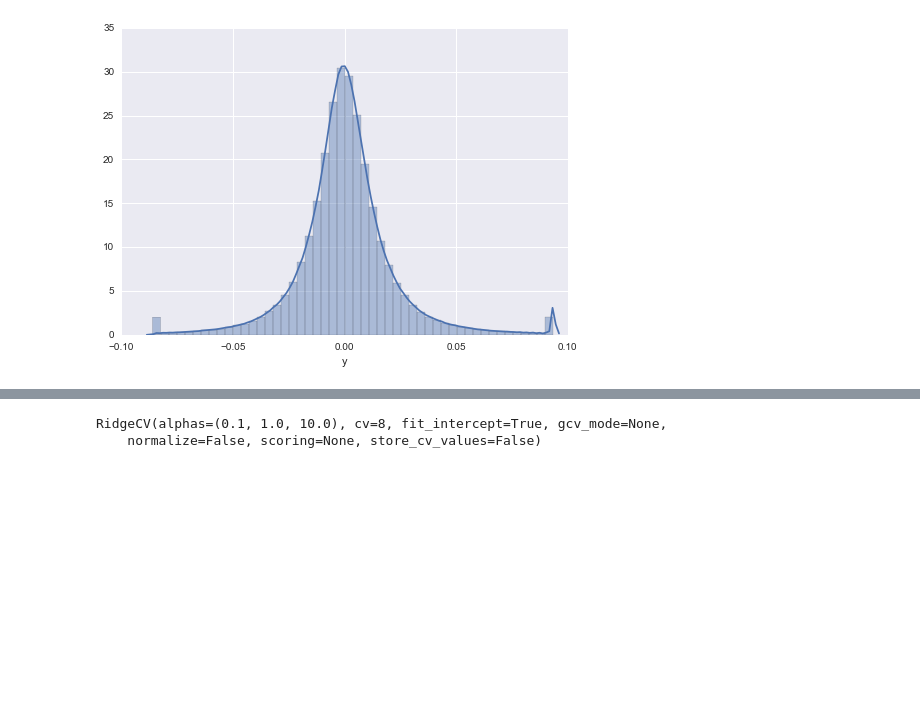
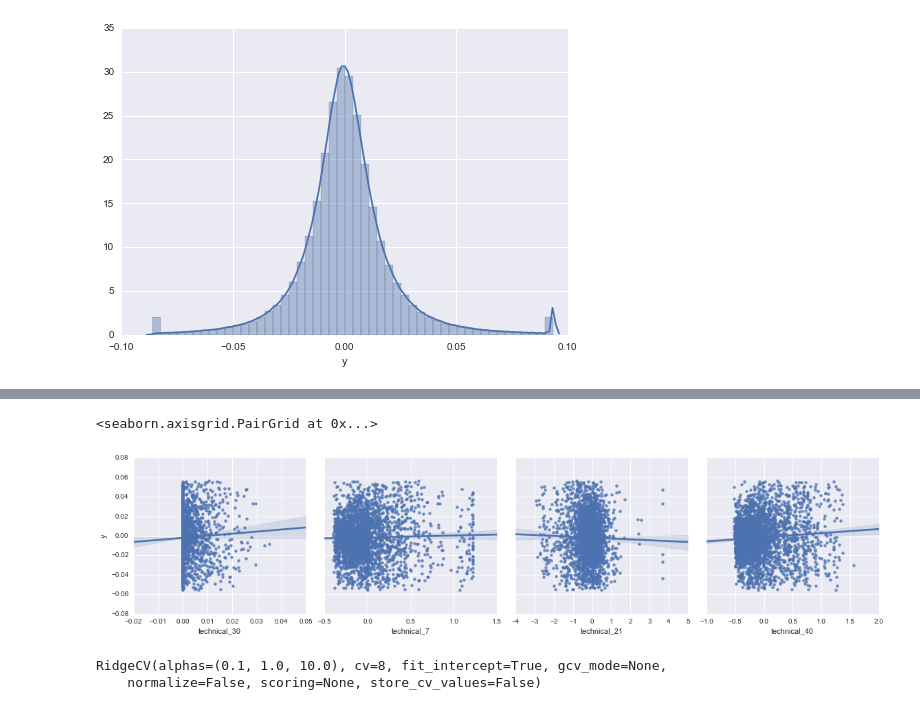
Before and after one commit to DivLoic/notebook, a Jupyter notebook: Kaggle/2sigma/loicdivad/ldi_class_detection.ipynb, the cells around one changed output, grey strips where cells are left out. Saved outputs shown, nothing was run; the diff lists cells and outputs as text; code cells hidden in the pictures; blank space fills up the shorter version.

```diff
--- a/Kaggle/2sigma/loicdivad/ldi_class_detection.ipynb
+++ b/Kaggle/2sigma/loicdivad/ldi_class_detection.ipynb
@@ -160,3 +173,12 @@ sbn.pairplot(
+# %%
+sbn.pairplot(
+    DATA_TECH_30_NOOUT[3000:6000], kind="reg", size=4.0, y_vars=['y'],
+    x_vars=['technical_30', 'technical_7', 'technical_21', 'technical_40']
+)
+# size=4.0,
+# %% [output]
+<seaborn.axisgrid.PairGrid at 0x...>
+[figure, added]
 # %%
  x_vars=['technical_30', 'technical_7', 'technical_21', 'technical_40']
 # %%
```
Also changed, not shown: parts of 6 cells of this notebook, 5 other files.
